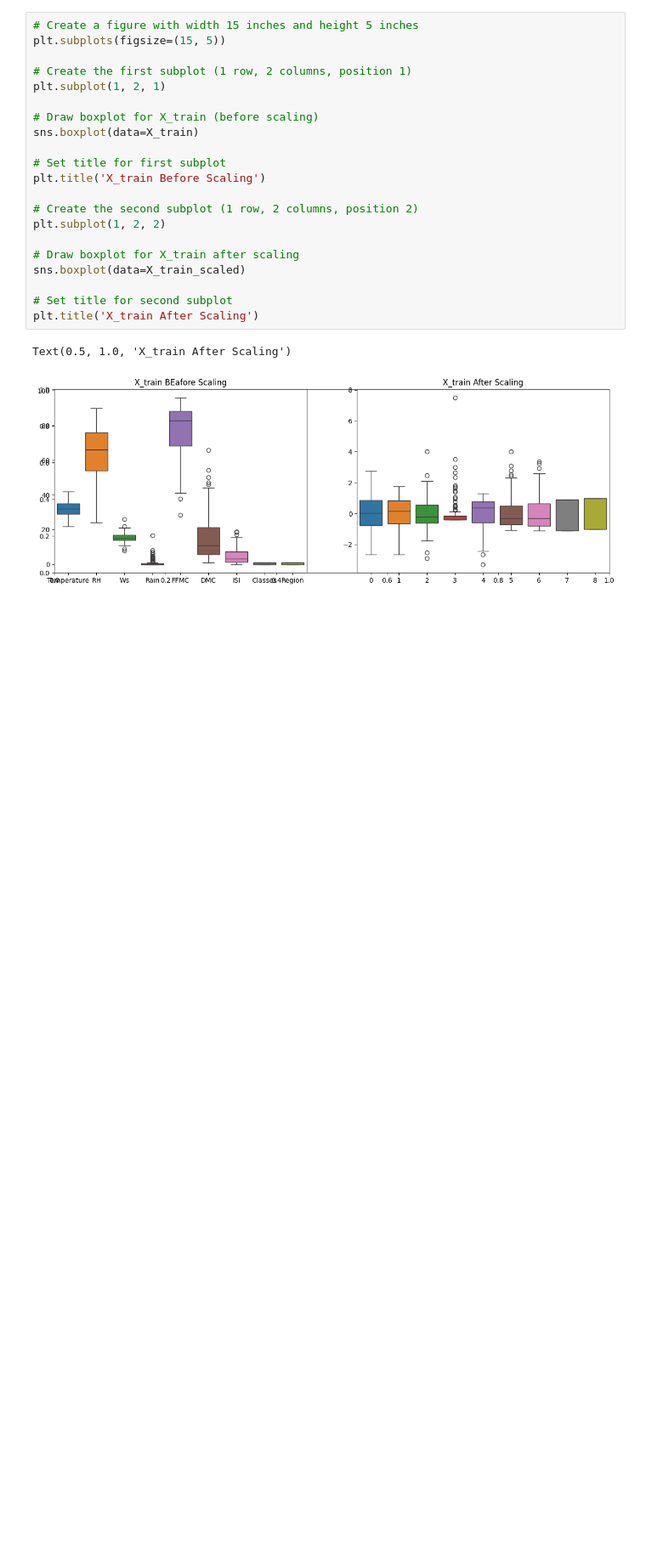
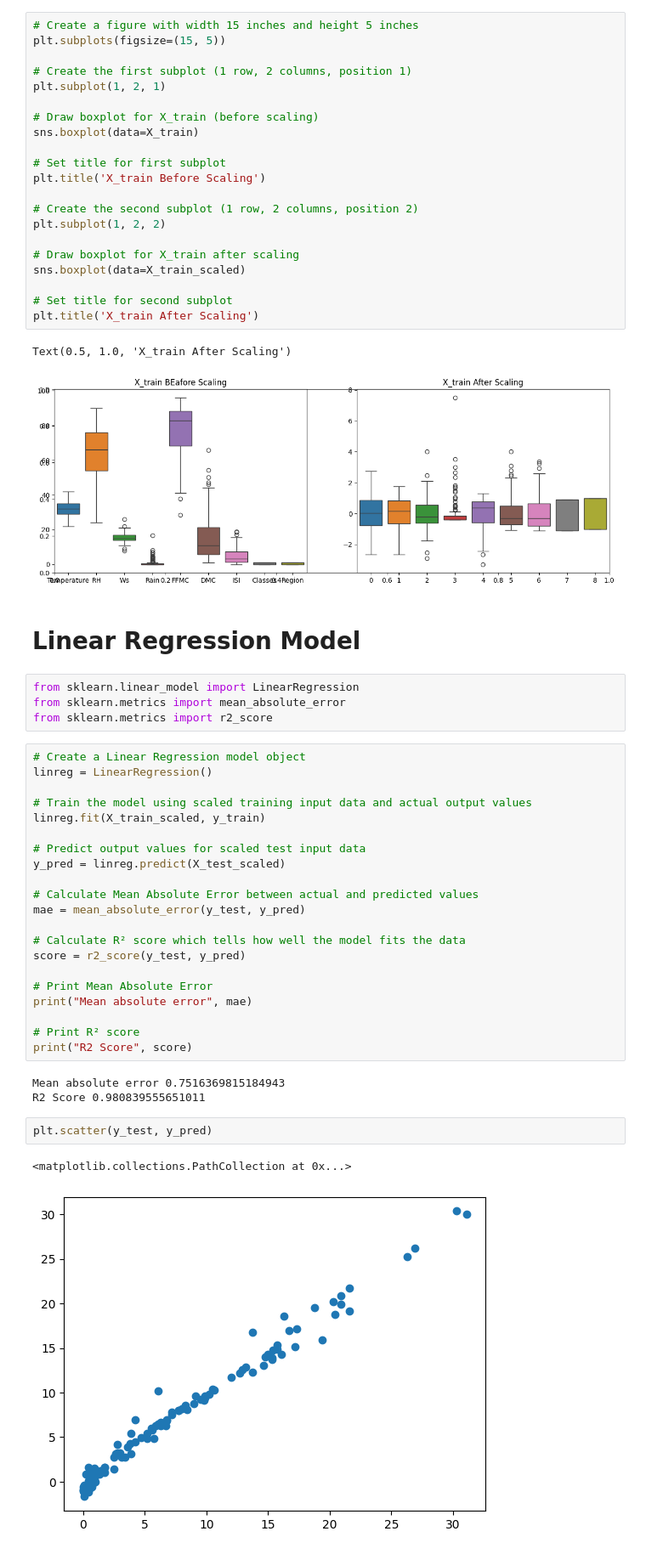
Before and after one commit to sukriti-waani/Machine-Learning, a Jupyter notebook: 3-Ridge_Lasso_ElasticNet/3.3-Implementation/2-model_training.ipynb, the cells around one changed output. Shown: that part at 85% size. Cells and saved outputs as stored; diff of their text form; blank space fills up the shorter version.

Commit message:
Implemented Model Training

```diff
--- a/3-Ridge_Lasso_ElasticNet/3.3-Implementation/2-model_training.ipynb
+++ b/3-Ridge_Lasso_ElasticNet/3.3-Implementation/2-model_training.ipynb
@@ -233,3 +233,38 @@ plt.title('X_train After Scaling')
 # %% [output]
 Text(0.5, 1.0, 'X_train After Scaling')
 [figure]
+# %% [markdown]
+# **Linear Regression Model**
+# %%
+from sklearn.linear_model import LinearRegression
+from sklearn.metrics import mean_absolute_error
+from sklearn.metrics import r2_score
+# %%
+# Create a Linear Regression model object
+linreg = LinearRegression()
+
+# Train the model using scaled training input data and actual output values
+linreg.fit(X_train_scaled, y_train)
+
+# Predict output values for scaled test input data
+y_pred = linreg.predict(X_test_scaled)
+
+# Calculate Mean Absolute Error between actual and predicted values
+mae = mean_absolute_error(y_test, y_pred)
+
+# Calculate R² score which tells how well the model fits the data
+score = r2_score(y_test, y_pred)
+
+# Print Mean Absolute Error
+print("Mean absolute error", mae)
+
+# Print R² score
+print("R2 Score", score)
+# %% [output]
+Mean absolute error 0.7516369815184943
+R2 Score 0.980839555651011
+# %%
+plt.scatter(y_test, y_pred)
+# %% [output]
+<matplotlib.collections.PathCollection at 0x...>
+[figure, added]
```
Also changed, not shown: parts of 9 cells of this notebook.
